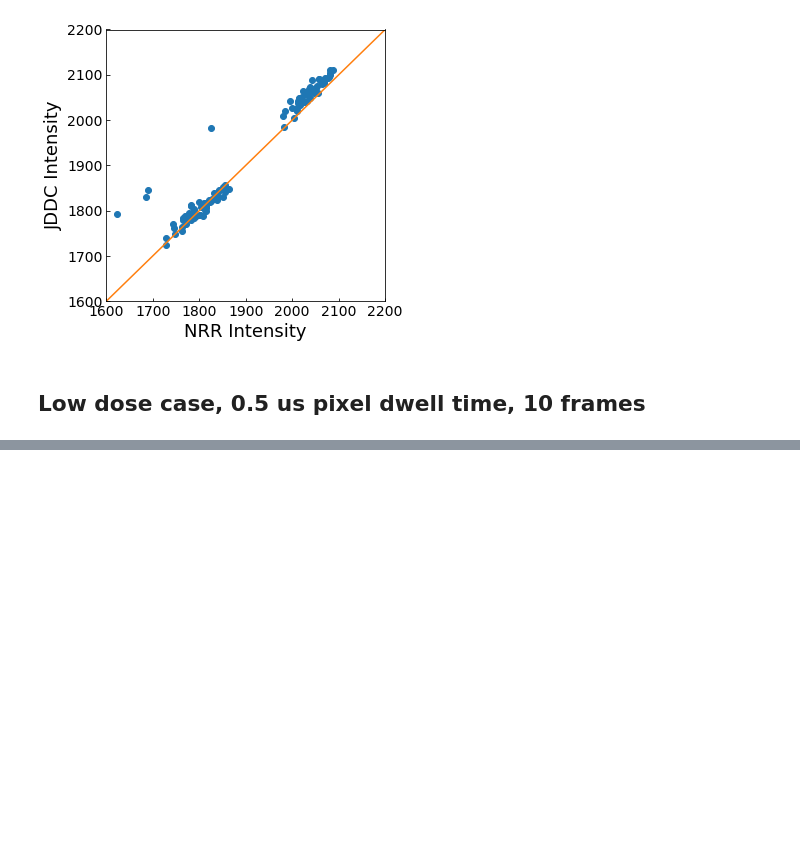
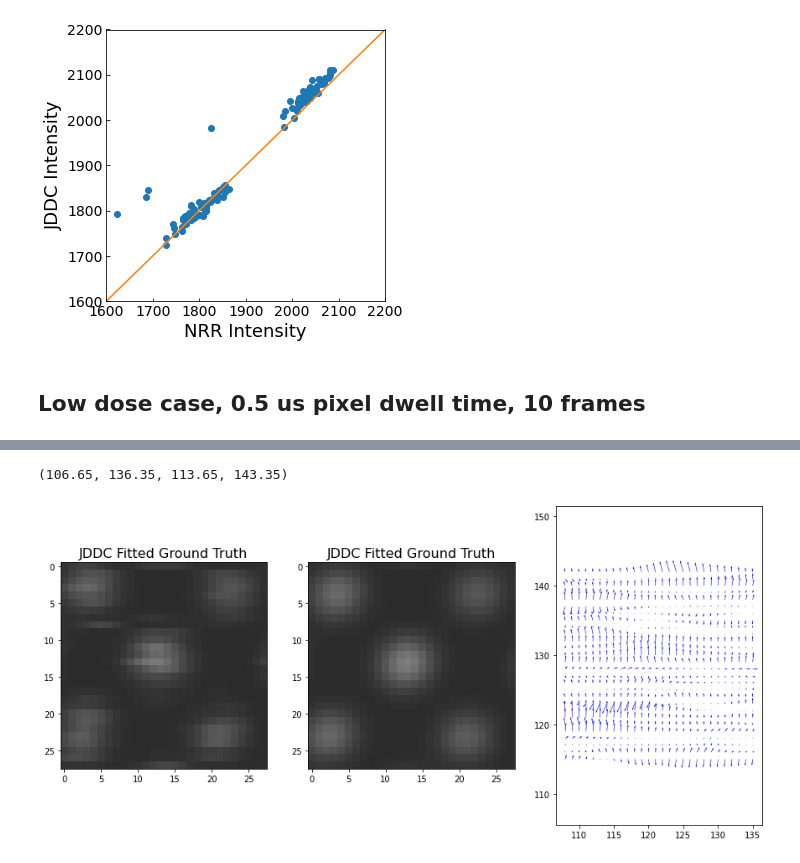
Before and after one commit to CY-Zhang/PyProcessingCodes, a Jupyter notebook: JDDC/QuantTest_exp.ipynb, the cells around one changed output, grey strips where cells are left out. Saved outputs shown, nothing was run; the diff lists cells and outputs as text; code cells hidden in the pictures; blank space fills up the shorter version.

```diff
--- a/JDDC/QuantTest_exp.ipynb
+++ b/JDDC/QuantTest_exp.ipynb
@@ -172,0 +173,24 @@ cax.tick_params(labelsize=12)
+# %%
+fig = plt.figure(figsize=[15,7])
+
+ax = plt.subplot(131)
+im = plt.imshow(deformed_image[115:143,108:136],clim=[0,2.5],cmap='gray')
+# plt.axis('off')
+divider = make_axes_locatable(ax)
+plt.title('JDDC Fitted Ground Truth',fontsize=16)
+
+ax = plt.subplot(132)
+im = plt.imshow(image[115:143,108:136],clim=[0,2.5],cmap='gray')
+# plt.axis('off')
+divider = make_axes_locatable(ax)
+plt.title('JDDC Fitted Ground Truth',fontsize=16)
+
+ax = plt.subplot(133)
+defX, defY = np.multiply([defX, defY], (np.max(image.shape)-1))
+X, Y = np.meshgrid(np.arange(0, 150, 1), np.arange(0, 150, 1))
+ax=plt.quiver(X[115:143,108:136], Y[115:143,108:136], defX[115:143,108:136], defY[115:143,108:136], color='b')
+plt.axis('equal')
+# plt.axis('off')
+# %% [output]
+(106.65, 136.35, 113.65, 143.35)
+[figure, added]
```
Also changed, not shown: parts of 6 cells of this notebook, 4 other files.
